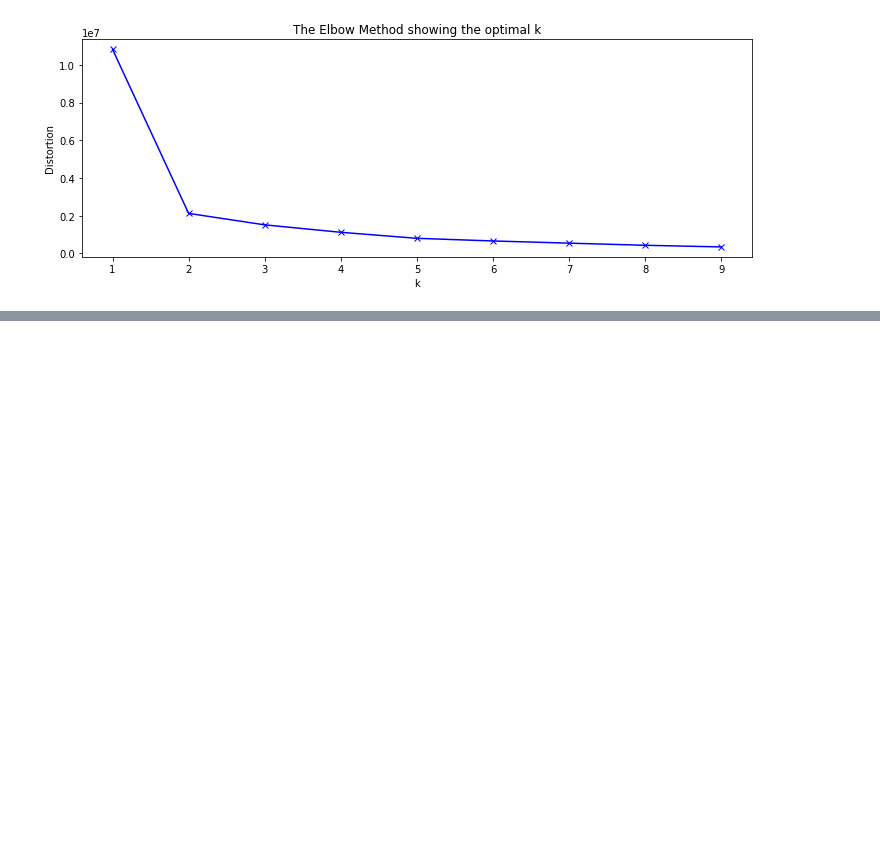
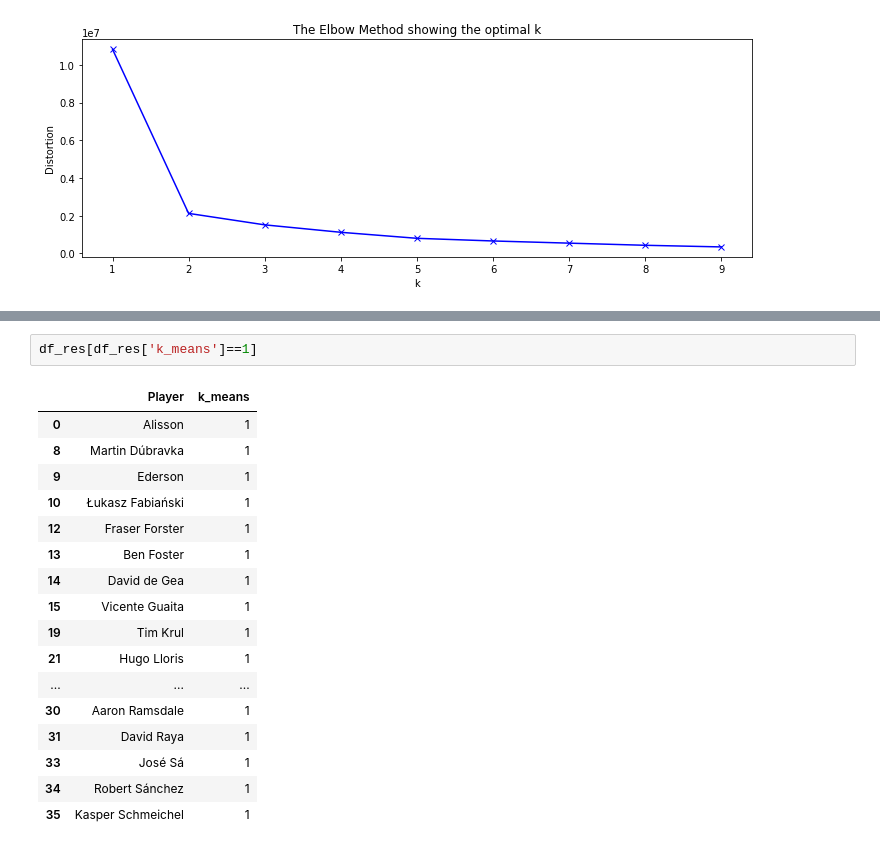
Before and after one commit to cacbondioxit/Clustering-Goalkeeper, a Jupyter notebook: ML_Project_code_updated.ipynb, the cells around one changed output, grey strips where cells are left out. Drawn from its saved outputs; the diff is of its cells as text; blank space fills up the shorter version.

```diff
--- a/ML_Project_code_updated.ipynb
+++ b/ML_Project_code_updated.ipynb
@@ -320,0 +323,20 @@ pd.concat([df1['Player'], df_pca['k_means']], axis=1)
+# %%
+df_res[df_res['k_means']==1]
+# %% [output]
+|  | Player | k_means |
+| 0 | Alisson | 1 |
+| 8 | Martin Dúbravka | 1 |
+| 9 | Ederson | 1 |
+| 10 | Łukasz Fabiański | 1 |
+| 12 | Fraser Forster | 1 |
+| 13 | Ben Foster | 1 |
+| 14 | David de Gea | 1 |
+| 15 | Vicente Guaita | 1 |
+| 19 | Tim Krul | 1 |
+| 21 | Hugo Lloris | 1 |
+| ... | ... | ... |
+| 30 | Aaron Ramsdale | 1 |
+| 31 | David Raya | 1 |
+| 33 | José Sá | 1 |
+| 34 | Robert Sánchez | 1 |
+| 35 | Kasper Schmeichel | 1 |
```
Also changed, not shown: parts of 5 cells of this notebook.
